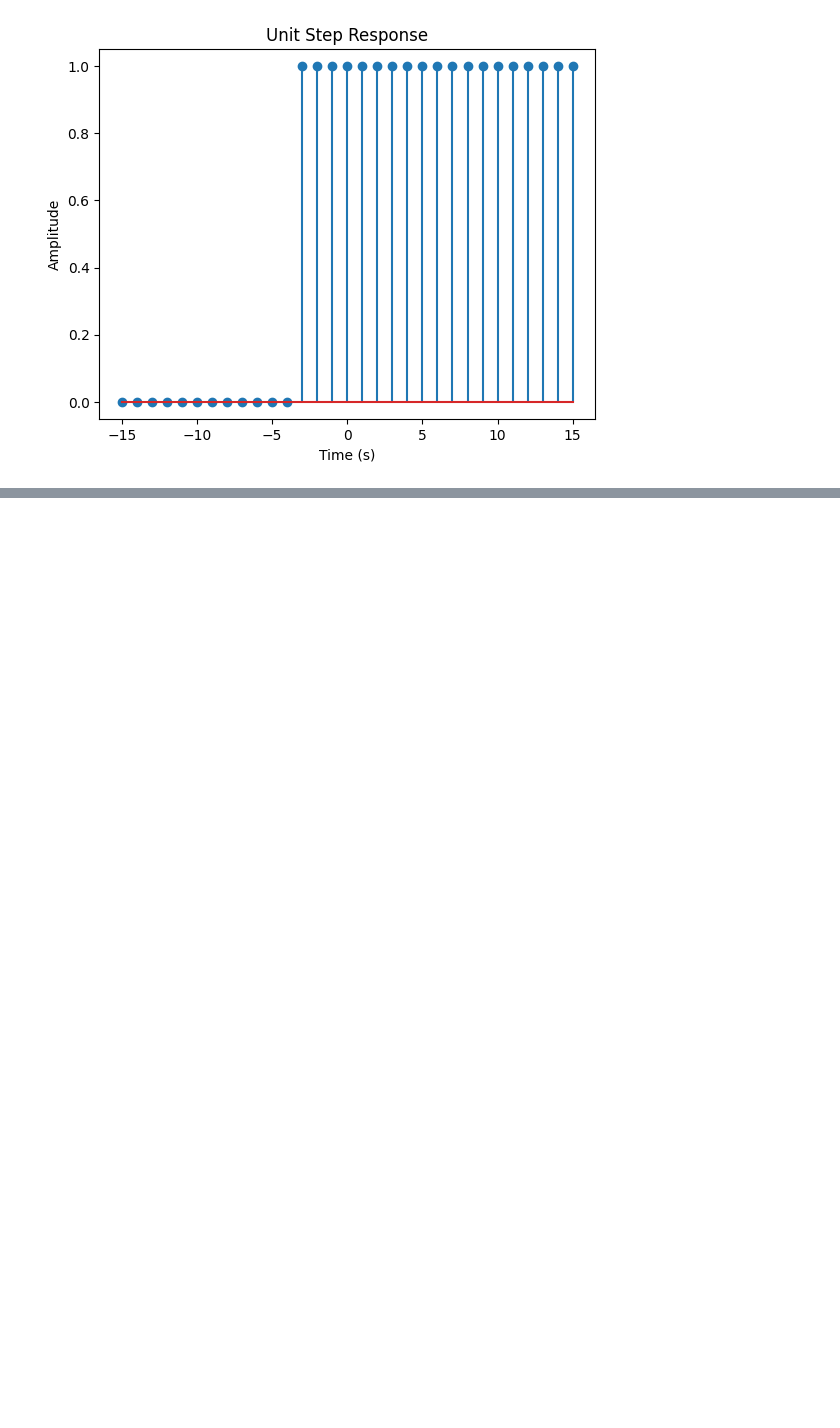
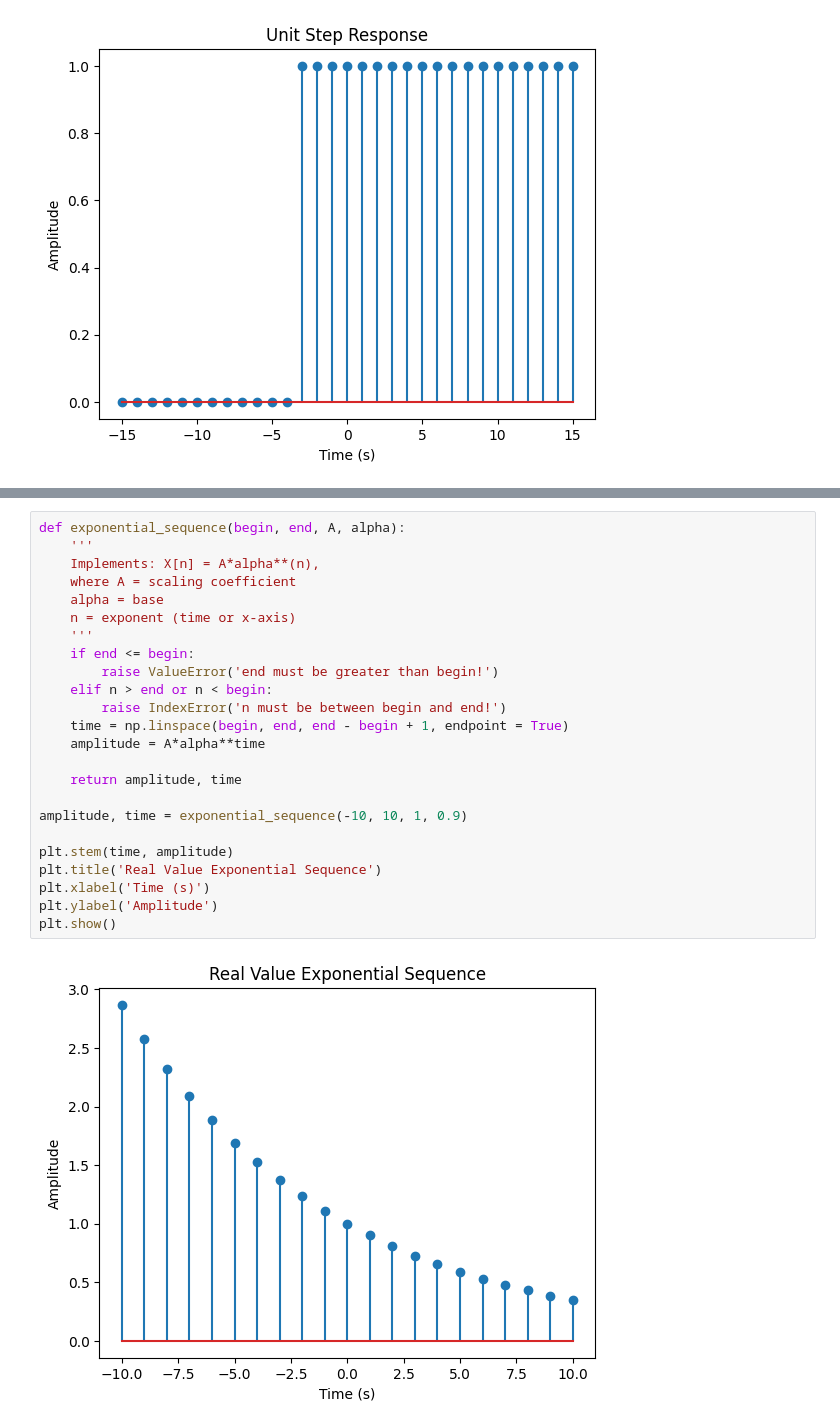
Before and after one commit to Thoalfeqar-gata/DSP-Master-Degree, a Jupyter notebook: Lecture 1.ipynb, the cells around one changed output, grey strips where cells are left out. Cells and saved outputs as stored; diff of their text form; blank space fills up the shorter version.

```diff
--- a/Lecture 1.ipynb
+++ b/Lecture 1.ipynb
@@ -112,0 +117,26 @@ plt.show()
+# %%
+def exponential_sequence(begin, end, A, alpha):
+    '''
+    Implements: X[n] = A*alpha**(n),
+    where A = scaling coefficient
+    alpha = base
+    n = exponent (time or x-axis)
+    '''
+    if end <= begin:
+        raise ValueError('end must be greater than begin!')
+    elif n > end or n < begin:
+        raise IndexError('n must be between begin and end!')
+    time = np.linspace(begin, end, end - begin + 1, endpoint = True)
+    amplitude = A*alpha**time
+
+    return amplitude, time
+
+amplitude, time = exponential_sequence(-10, 10, 1, 0.9)
+
+plt.stem(time, amplitude)
+plt.title('Real Value Exponential Sequence')
+plt.xlabel('Time (s)')
+plt.ylabel('Amplitude')
+plt.show()
+# %% [output]
+[figure, added]
```
Also changed, not shown: parts of 8 cells of this notebook.
